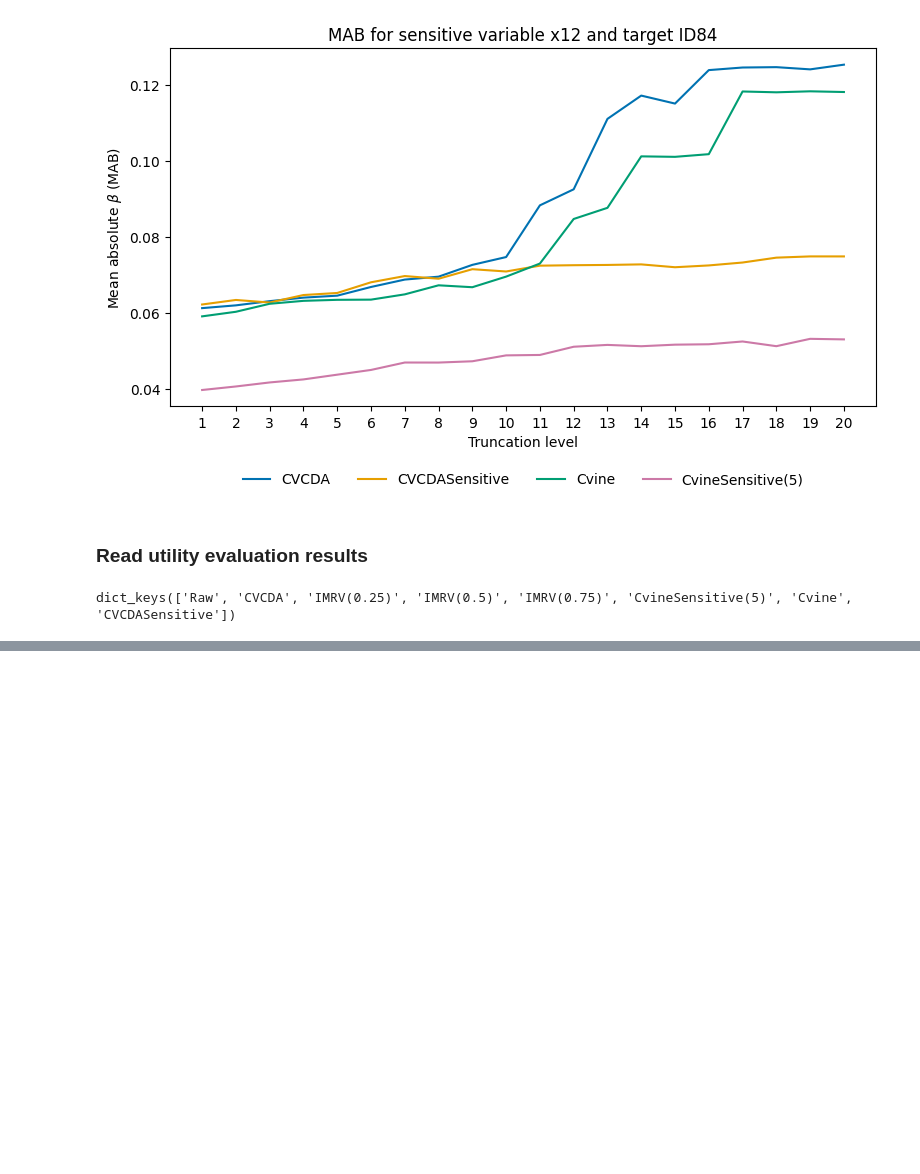
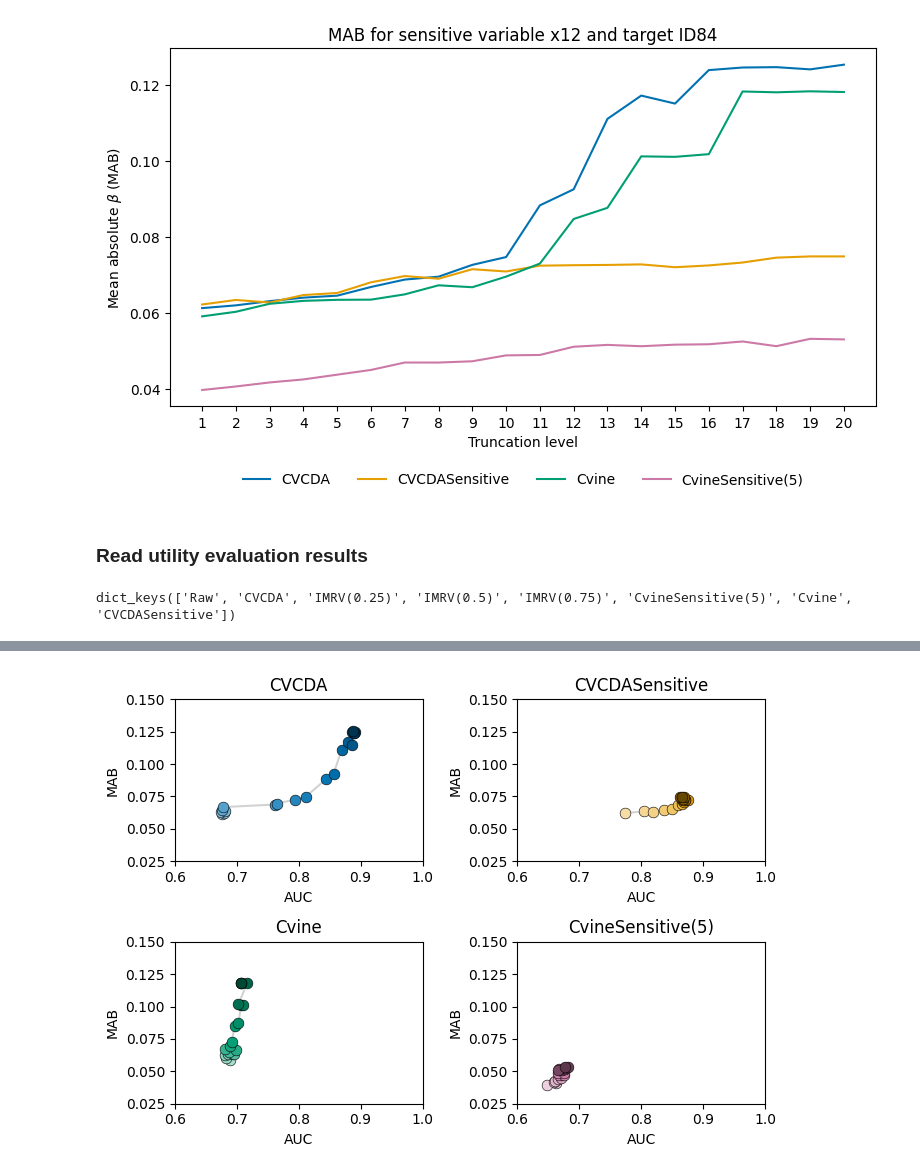
Before and after one commit to beritoksnes/synthetic_data_release, a Jupyter notebook: notebooks/vine_results.ipynb, the cells around one changed output, grey strips where cells are left out. Cells and saved outputs as stored; diff of their text form; code cells hidden in the pictures; blank space fills up the shorter version.

```diff
--- a/notebooks/vine_results.ipynb
+++ b/notebooks/vine_results.ipynb
@@ -112,0 +103,4 @@ plt.show()
+# %%
+aia = aia_df.loc[(aia_df["tid"] == tid) & (aia_df["sa"]==sa), ["genModel", "truncLvl", "value"]]
+# %%
+tmp_aia = aia.groupby(["genModel", "truncLvl"]).value.apply(lambda x: x.abs().mean()).to_frame()
@@ -112,0 +124,3 @@ plt.show()
+# %%
+utility_df.rename(columns={"trunc_lvl":"truncLvl"}, inplace=True)
+tmp_utility = utility_df.loc[utility_df["genModel"]!="Raw",].groupby(["genModel", "truncLvl"])["AUC-ROC"].mean().to_frame()
@@ -112,0 +149,4 @@ plt.show()
+# %%
+privacy_utility_df = pd.concat([tmp_aia, tmp_utility], axis=1)
+privacy_utility_df.rename(columns={"value":"mab", "AUC-ROC": "auc"}, inplace=True)
+privacy_utility_df
@@ -112,0 +168,46 @@ plt.show()
+# %%
+
+
+fig, axs = plt.subplots(2, 2, figsize=(7, 5))
+
+ind = 0
+for i in [0,1]:
+    for j in [0,1]:
+        ax = axs[i][j]
+        gm = gmList[ind]
+        col = cols[ind]
+
+        plot_df = privacy_utility_df.xs(gm, level="genModel").reset_index().sort_values("truncLvl")
+
+        base = np.array(to_rgb(col))
+        levels = np.sort(plot_df["truncLvl"].unique())
+        n = len(levels)
+
+        def tint_shade(c, f):
+            return c + (1 - c) * (-f) if f < 0 else c * (1 - f)
+
+        colors = [tint_shade(base, f) for f in np.linspace(-0.65, 0.55, n)]
+        cmap = ListedColormap(colors)
+        norm = BoundaryNorm(np.arange(-0.5, n + 0.5), n)
+
+        level_idx = np.searchsorted(levels, plot_df["truncLvl"])
+
+        ax.plot(plot_df["auc"], plot_df["mab"], color="gray", alpha=0.35, zorder=1)
+
+        for lvl, col in zip(levels, colors):
+            d = plot_df[plot_df["truncLvl"] == lvl]
+            ax.scatter(d["auc"], d["mab"], color=col, s=60,
+                    edgecolor="black", linewidth=0.4, zorder=2, label=str(lvl))
+
+        # ax.legend(title="Truncation level", frameon=False,
+        #         loc="center left", bbox_to_anchor=(1.01, 0.5))
+        ax.set(ylabel="MAB", xlabel="AUC", title=gm)
+        ax.set_xlim(0.6, 1)
+        ax.set_ylim(0.025, 0.15)
+
+        ind += 1
+
+plt.tight_layout()
+plt.show()
+# %% [output]
+[figure, added]
```
Also changed, not shown: parts of 19 cells of this notebook.
